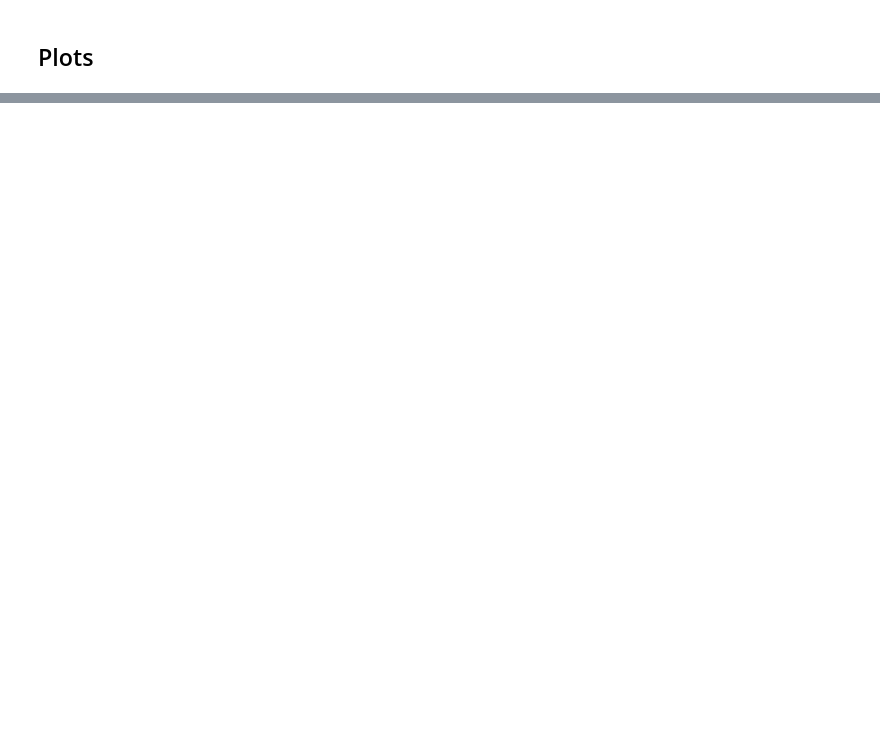
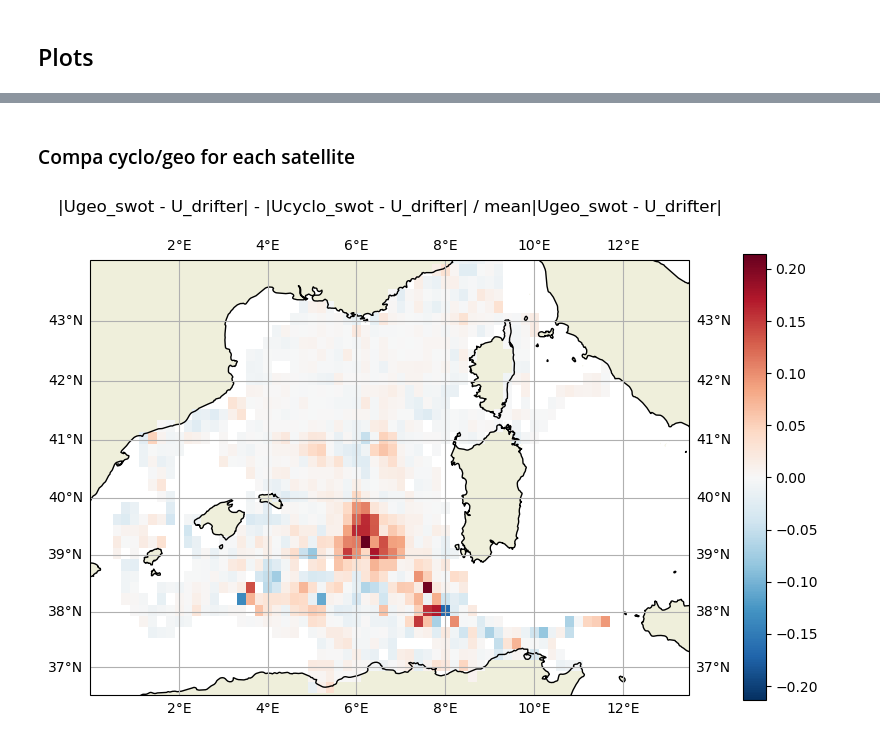
Before and after one commit to bouxdecl/MEOM_internship_2024, a Jupyter notebook: 2024-06-19_Eulerian_comparison.ipynb, the cells around one changed output, grey strips where cells are left out. Cells and saved outputs as stored; diff of their text form; code cells hidden in the pictures; blank space fills up the shorter version.

```diff
--- a/2024-06-19_Eulerian_comparison.ipynb
+++ b/2024-06-19_Eulerian_comparison.ipynb
@@ -142,0 +145,20 @@ plot2d(lon_edges, lat_edges, hist, title='Histogram of the eulerian comparison p
+# %% [markdown]
+### Compa cyclo/geo for each satellite
+# %%
+
+#      SWOT
+
+# $\| U_{geos_swot} - U_{drifter} \| - \| U_{cyclo_swot} - U_{drifter} \|$
+
+compa_cyclogeo_swot = mean_grid['L2_norm_geoswot'] - mean_grid['L2_norm_varswot']
+relative_compa_cyclogeo_swot = compa_cyclogeo_swot/np.nanmean(mean_grid['L2_norm_geoswot'])
+
+plot2d(lon_grid,
+       lat_grid,
+       relative_compa_cyclogeo_swot,
+
+       cmap='RdBu_r', center_bar=True,
+
+       title='|Ugeo_swot - U_drifter| - |Ucyclo_swot - U_drifter| / mean|Ugeo_swot - U_drifter|\n')
+# %% [output]
+[figure, added]
```
Also changed, not shown: parts of 15 cells of this notebook, 7 other files.
